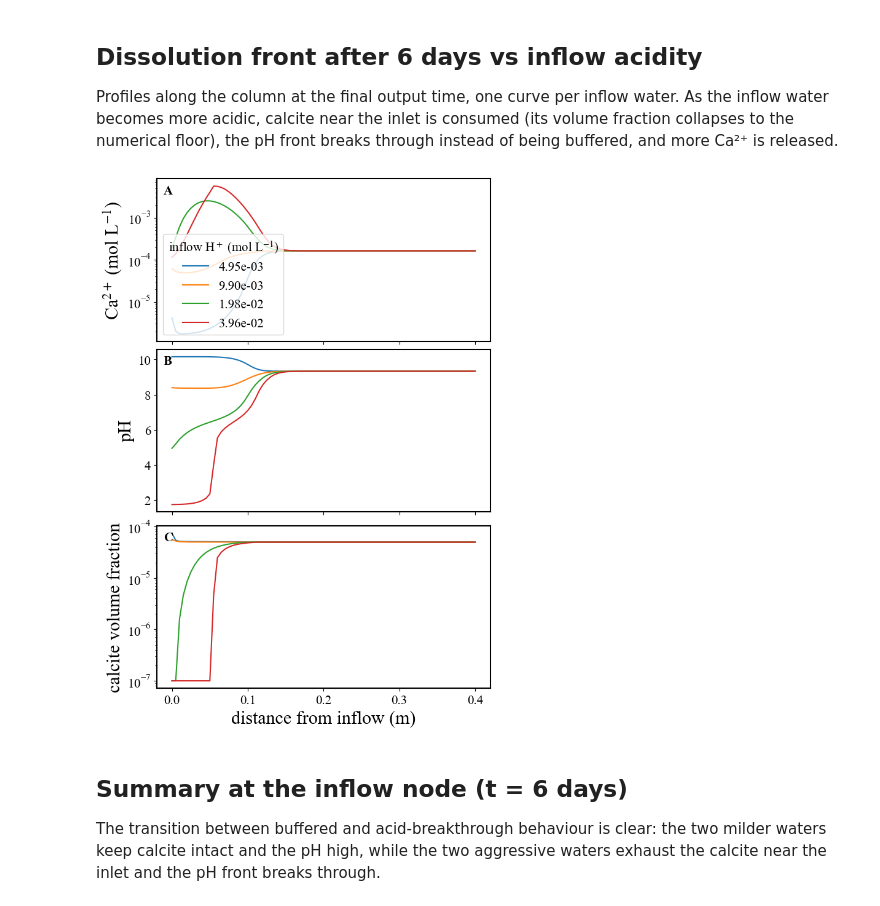
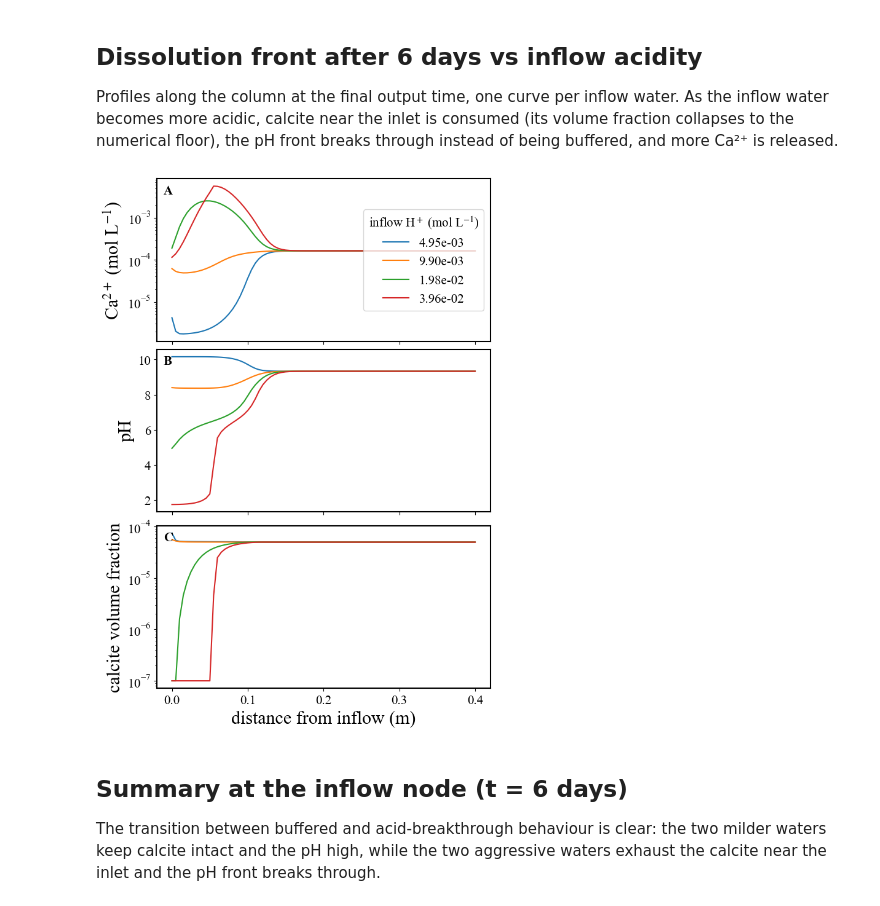
Before and after one commit to a-fotherby/Omphalos, a Jupyter notebook: min3p/examples/dissol_sweep/dissol_sweep.ipynb, the cells around one changed output. Drawn from its saved outputs; the diff is of its cells as text; code cells hidden in the pictures.

```diff
--- a/min3p/examples/dissol_sweep/dissol_sweep.ipynb
+++ b/min3p/examples/dissol_sweep/dissol_sweep.ipynb
@@ -78,35 +78,35 @@ Profiles along the column at the final output time, one curve per inflow water.
 def final_profile(ds, var):
     """Profile of `var` at the final output time, collapsing singleton x, y.
 
     Returns a DataArray with dims (file_num, z).
     """
     return ds[var].isel(output=-1).squeeze(drop=True)
 
 z = gsc['z'].values
 
 fields = [
     (final_profile(gsc, 'ca+2'),       r'Ca$^{2+}$ (mol L$^{-1}$)', 'log'),
     (final_profile(gsm, 'pH'),         'pH',                        'linear'),
     (final_profile(gsv, 'calcite-ch'), 'calcite volume fraction',   'log'),
 ]
 
 # figsize sets the multi-panel canvas layout only; per-element sizes
 # (fonts, line/marker widths) come from the style sheet.
 fig, axes = plt.subplots(3, 1, sharex=True, figsize=(6.4, 9), constrained_layout=True)
 for ax, (da, ylabel, yscale), letter in zip(axes, fields, 'ABC'):
     for i, h in enumerate(INFLOW_H):
         ax.plot(z, da.isel(file_num=i).values, label=f'{h:.2e}')
     ax.set_ylabel(ylabel)
     ax.set_yscale(yscale)
     ax.text(0.02, 0.96, letter, transform=ax.transAxes, fontweight='bold',
             va='top', ha='left')
 
 axes[-1].set_xlabel('distance from inflow (m)')
-axes[0].legend(title=r'inflow H$^+$ (mol L$^{-1}$)')
+axes[0].legend(loc='center right', title=r'inflow H$^+$ (mol L$^{-1}$)')
 fig.savefig('dissol_sweep.png', dpi=300, bbox_inches='tight')
 plt.show()
 # %% [output]
-[figure, old version]
+[figure, new version]
 # %% [markdown]
 ## Summary at the inflow node (t = 6 days)
 
```
Also changed, not shown: 9 other files.
